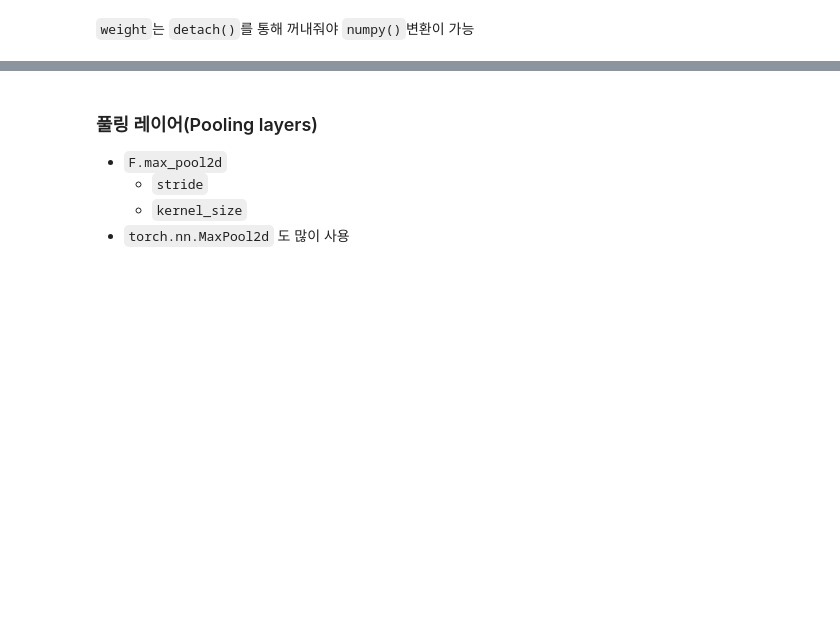
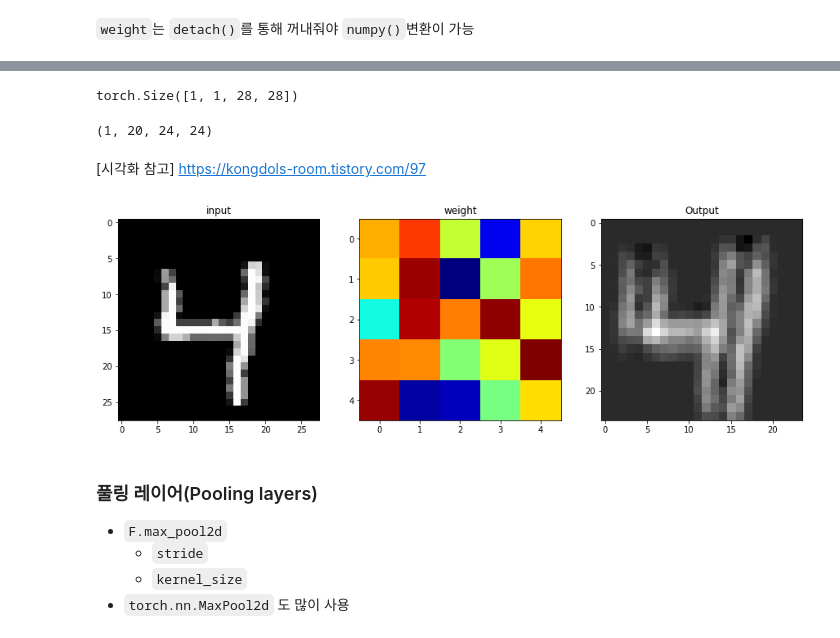
Before and after one commit to passiona2z/study, a Jupyter notebook: Pytorch_basic/파이토치(PyTorch)_한번에_끝내기.ipynb, the cells around one changed output, grey strips where cells are left out. Saved outputs shown, nothing was run; the diff lists cells and outputs as text; code cells hidden in the pictures; blank space fills up the shorter version.

```diff
--- a/Pytorch_basic/파이토치(PyTorch)_한번에_끝내기.ipynb
+++ b/Pytorch_basic/파이토치(PyTorch)_한번에_끝내기.ipynb
@@ -929,0 +1286,6 @@ https://pytorch.org/docs/stable/nn.html
+# %%
+print(images.shape)  # 배치사이즈 8
+print(images[0].shape)
+
+input_image = torch.squeeze(images[0])
+input_image.shape
@@ -930,3 +1316,34 @@ https://pytorch.org/docs/stable/nn.html
+# %%
+input_data = torch.unsqueeze(images[0], dim=0)  # 첫번째 차원 : 1 추가 - 흑백사진 한장
+print(input_data.shape)
+
+output_data = layer(input_data)  # 레이어 통과
+output = output_data.data  # 또는 detach
+output_arr = output.numpy()
+output_arr.shape
+# %% [output]
+torch.Size([1, 1, 28, 28])
+(1, 20, 24, 24)
+# %% [markdown]
+[시각화 참고] https://kongdols-room.tistory.com/97
+# %%
+plt.figure(figsize=(15,30))
+
+plt.subplot(131)
+plt.title("input")
+plt.imshow(input_image, cmap='gray')
+
+plt.subplot(132)
+plt.title("weight")
+plt.imshow(weight[2, 0, :, :], cmap='jet')
+
+plt.subplot(133)
+plt.title("Output")
+plt.imshow(output_arr[0, 2, :, :], cmap='gray')
+
+plt.show()
+# %% [output]
+[figure, added]
 # %% [markdown]
 ### 풀링 레이어(Pooling layers)
 
```
Also changed, not shown: parts of 119 cells of this notebook, 1 other file.
